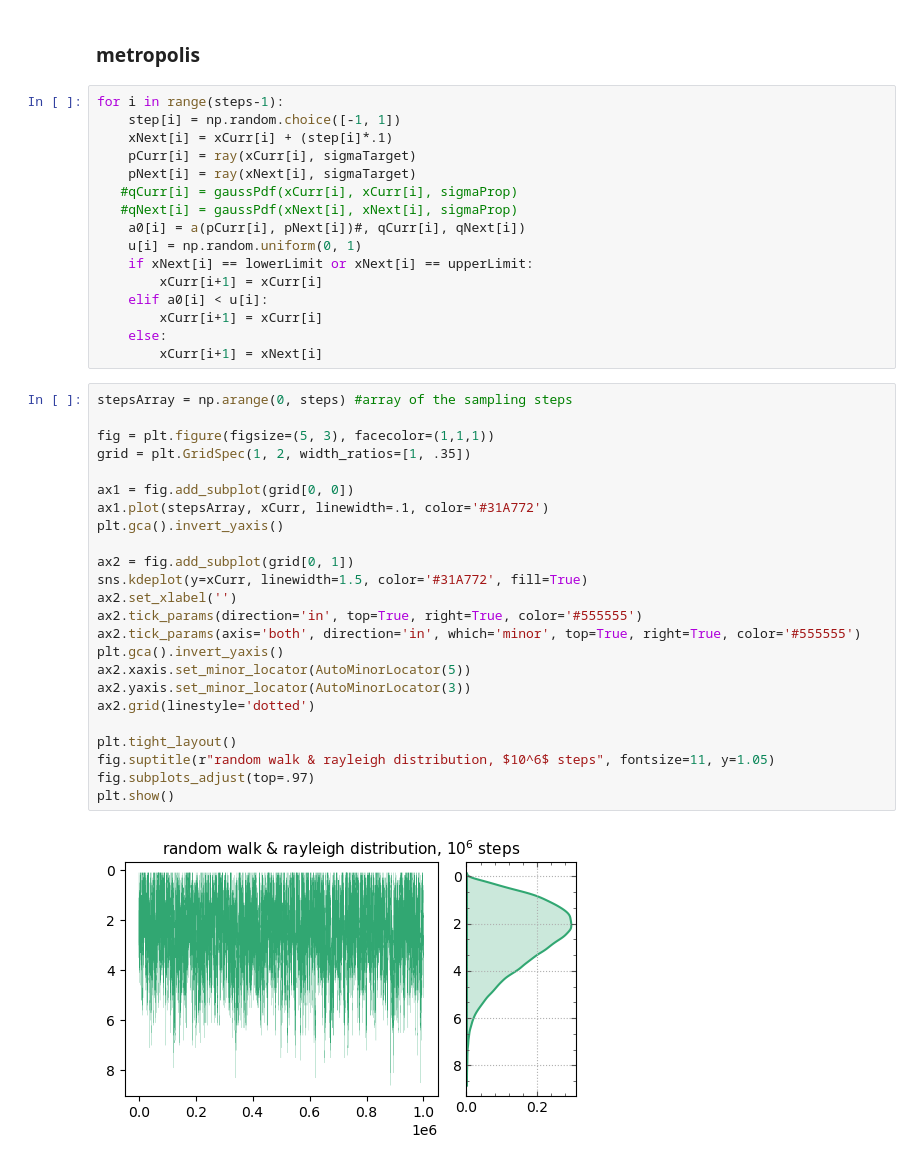
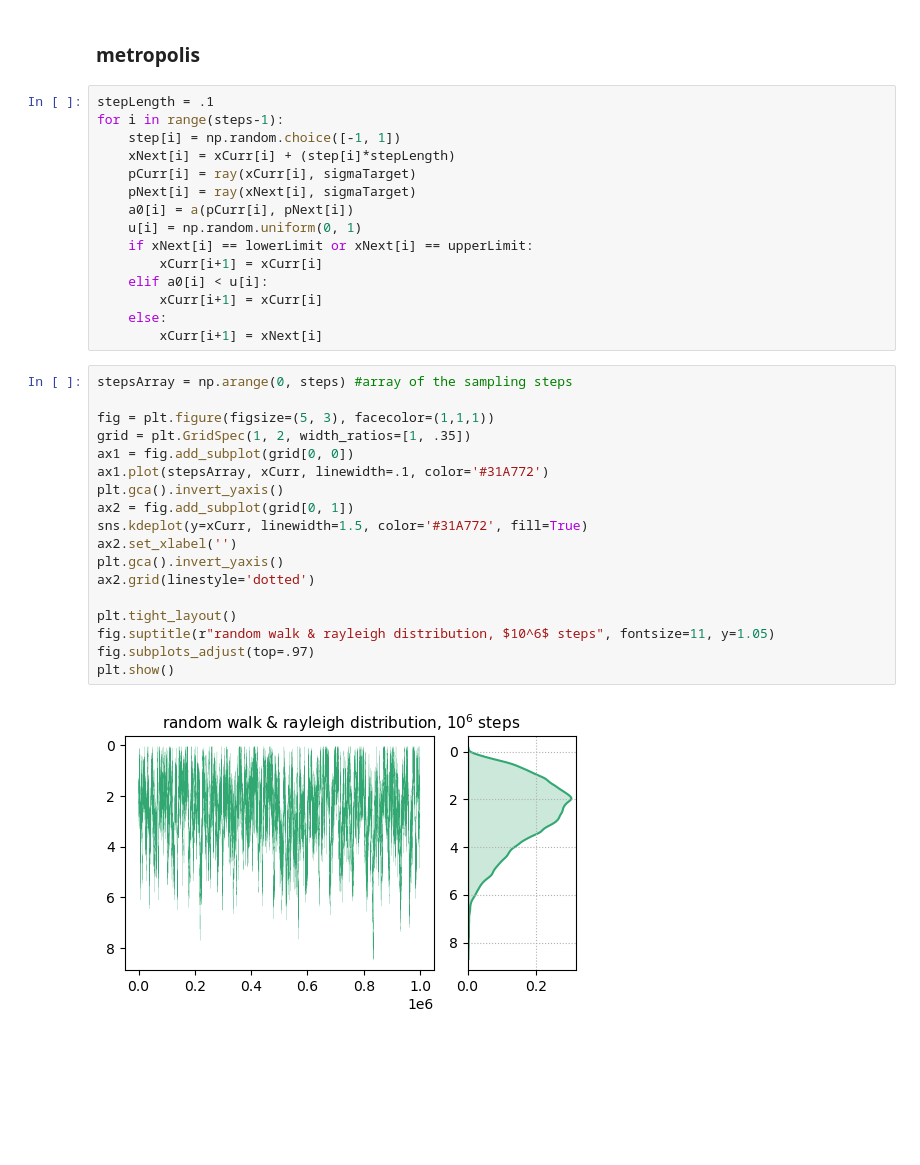
Before and after one commit to alemch/montecarlo, a Jupyter notebook: metropolis-rayleigh_distribution.ipynb, the cells around one changed output. Drawn from its saved outputs; the diff is of its cells as text; blank space fills up the shorter version.

```diff
--- a/metropolis-rayleigh_distribution.ipynb
+++ b/metropolis-rayleigh_distribution.ipynb
@@ -56,14 +50,13 @@ plt.show()
 # %% [markdown]
 ### metropolis
 # %%
+stepLength = .1
 for i in range(steps-1):
     step[i] = np.random.choice([-1, 1])
-    xNext[i] = xCurr[i] + (step[i]*.1)
+    xNext[i] = xCurr[i] + (step[i]*stepLength)
     pCurr[i] = ray(xCurr[i], sigmaTarget)
     pNext[i] = ray(xNext[i], sigmaTarget)
-   #qCurr[i] = gaussPdf(xCurr[i], xCurr[i], sigmaProp)
-   #qNext[i] = gaussPdf(xNext[i], xNext[i], sigmaProp)
-    a0[i] = a(pCurr[i], pNext[i])#, qCurr[i], qNext[i])
+    a0[i] = a(pCurr[i], pNext[i])
     u[i] = np.random.uniform(0, 1)
     if xNext[i] == lowerLimit or xNext[i] == upperLimit:
         xCurr[i+1] = xCurr[i]
@@ -74,26 +67,20 @@ for i in range(steps-1):
 # %%
 stepsArray = np.arange(0, steps) #array of the sampling steps
 
 fig = plt.figure(figsize=(5, 3), facecolor=(1,1,1))
 grid = plt.GridSpec(1, 2, width_ratios=[1, .35])
-
 ax1 = fig.add_subplot(grid[0, 0])
 ax1.plot(stepsArray, xCurr, linewidth=.1, color='#31A772')
 plt.gca().invert_yaxis()
-
 ax2 = fig.add_subplot(grid[0, 1])
 sns.kdeplot(y=xCurr, linewidth=1.5, color='#31A772', fill=True)
 ax2.set_xlabel('')
-ax2.tick_params(direction='in', top=True, right=True, color='#555555')
-ax2.tick_params(axis='both', direction='in', which='minor', top=True, right=True, color='#555555')
 plt.gca().invert_yaxis()
-ax2.xaxis.set_minor_locator(AutoMinorLocator(5))
-ax2.yaxis.set_minor_locator(AutoMinorLocator(3))
 ax2.grid(linestyle='dotted')
 
 plt.tight_layout()
 fig.suptitle(r"random walk & rayleigh distribution, $10^6$ steps", fontsize=11, y=1.05)
 fig.subplots_adjust(top=.97)
 plt.show()
 # %% [output]
-[figure, old version]
+[figure, new version]
```
Also changed, not shown: parts of 3 cells of this notebook, 1 other file.
